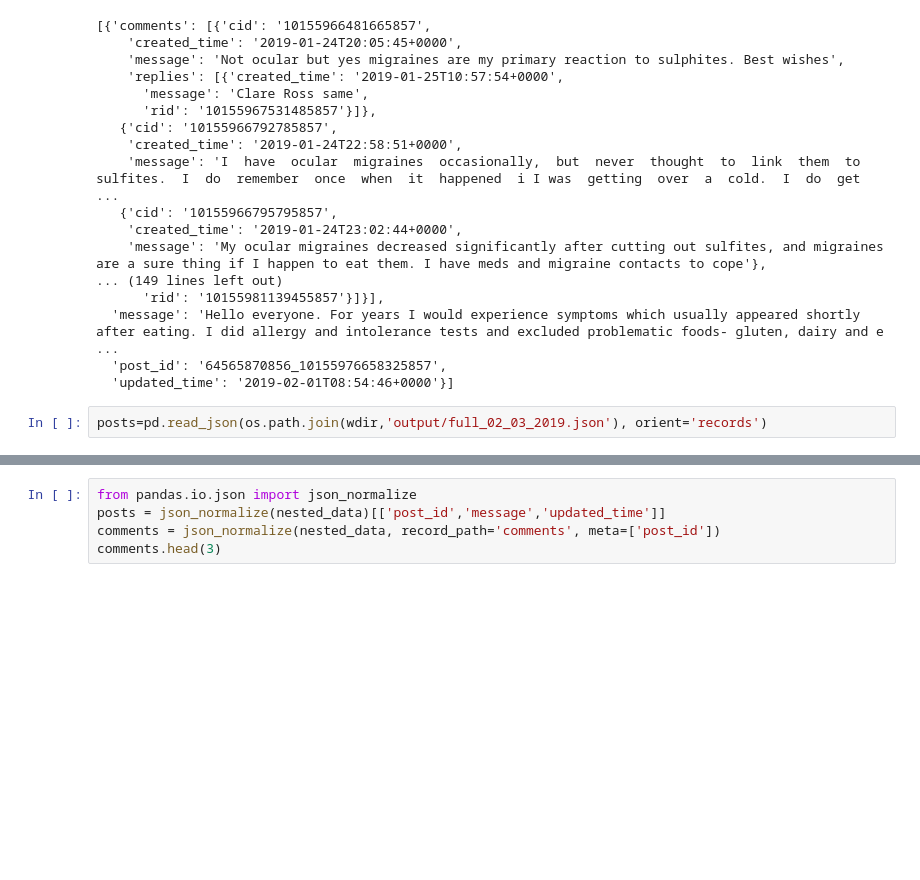
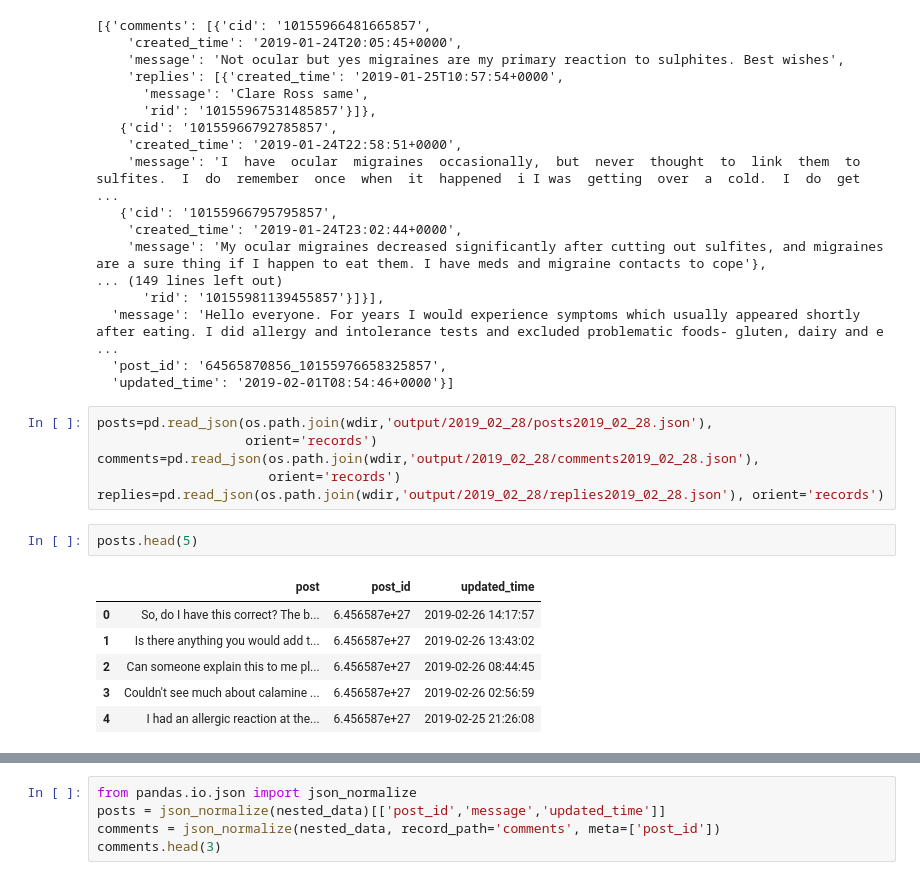
Before and after one commit to cwithrow/niffler, a Jupyter notebook: niffler/exploreData.ipynb, the cells around one changed output, grey strips where cells are left out. Drawn from its saved outputs; the diff is of its cells as text; blank space fills up the shorter version.

```diff
--- a/niffler/exploreData.ipynb
+++ b/niffler/exploreData.ipynb
@@ -42,5 +42,18 @@ nested_data
   'message': 'Hello everyone. For years I would experience symptoms which usually appeared shortly after eating. I did allergy and intolerance tests and excluded problematic foods- gluten, dairy and e ...
   'post_id': '64565870856_10155976658325857',
   'updated_time': '2019-02-01T08:54:46+0000'}]
-# %%
-posts=pd.read_json(os.path.join(wdir,'output/full_02_03_2019.json'), orient='records')
+# %%
+posts=pd.read_json(os.path.join(wdir,'output/2019_02_28/posts2019_02_28.json'),
+                   orient='records')
+comments=pd.read_json(os.path.join(wdir,'output/2019_02_28/comments2019_02_28.json'),
+                      orient='records')
+replies=pd.read_json(os.path.join(wdir,'output/2019_02_28/replies2019_02_28.json'), orient='records')
+# %%
+posts.head(5)
+# %% [output]
+|  | post | post_id | updated_time |
+| 0 | So, do I have this correct? The b... | 6.456587e+27 | 2019-02-26 14:17:57 |
+| 1 | Is there anything you would add t... | 6.456587e+27 | 2019-02-26 13:43:02 |
+| 2 | Can someone explain this to me pl... | 6.456587e+27 | 2019-02-26 08:44:45 |
+| 3 | Couldn't see much about calamine ... | 6.456587e+27 | 2019-02-26 02:56:59 |
+| 4 | I had an allergic reaction at the... | 6.456587e+27 | 2019-02-25 21:26:08 |
```
Also changed, not shown: parts of 4 cells of this notebook, 3 other files.
